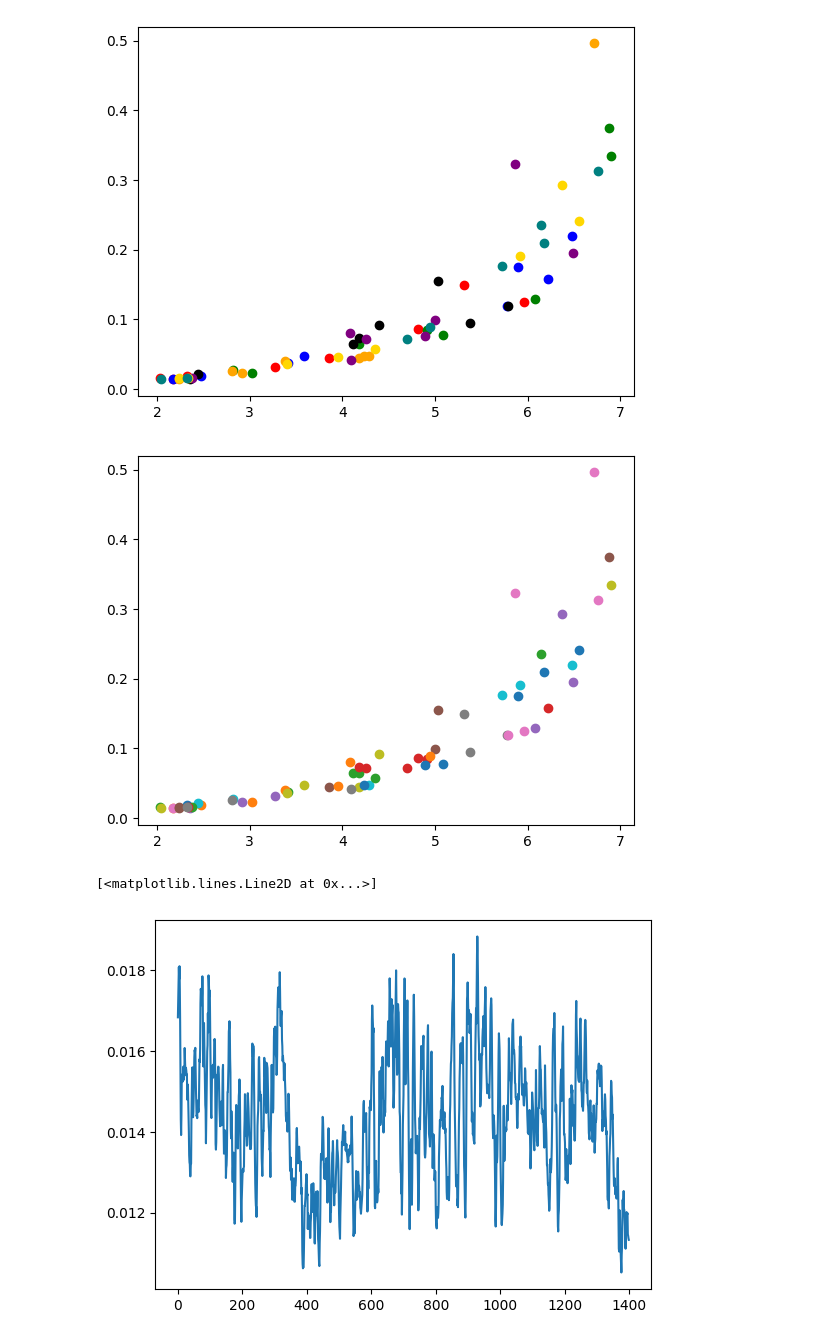
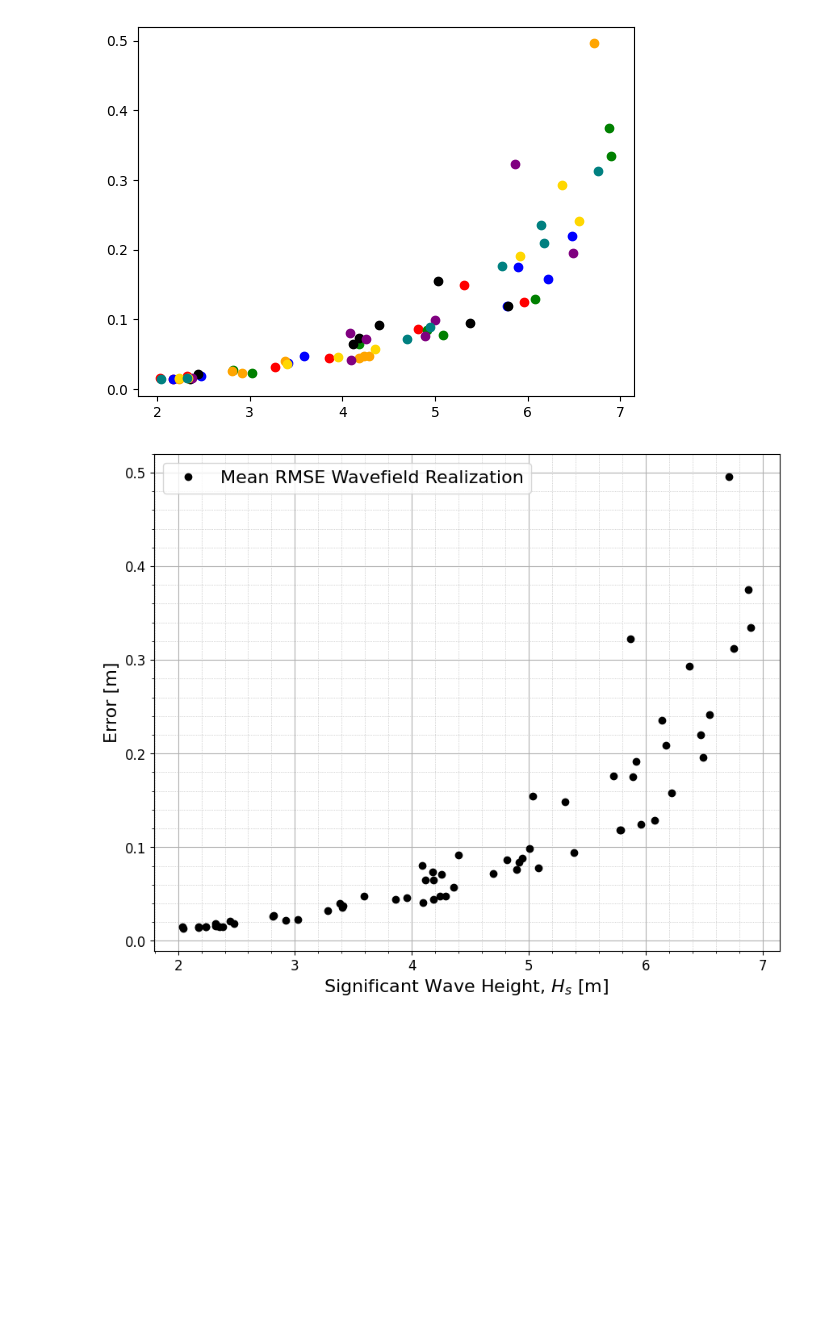
Before and after one commit to VegardBaa/HOSim, a Jupyter notebook: ML/1d_machine_learning.ipynb, the cells around one changed output. Cells and saved outputs as stored; diff of their text form; code cells hidden in the pictures; blank space fills up the shorter version.

Commit message:
Updated Results

```diff
--- a/ML/1d_machine_learning.ipynb
+++ b/ML/1d_machine_learning.ipynb
@@ -235,6 +235,12 @@ gamma = [
          5.41266203, 5.89581313, 5.11454293, 5.21004316
          ]
 # %%
+import torch
+import torch.nn as nn
+from torch.utils.data import TensorDataset, DataLoader
+from FNO import FNO1d
+import numpy as np
+
 device = torch.device("cpu")
 
 y_pred = np.zeros((64, *y.shape[-2:]))
@@ -258,8 +264,8 @@ for split in range(8, 65, 8):
             y_pred[index] = model(X_tensor).cpu().numpy() * std
 
         error = y_pred[index, :, cut_index:cut_index_2] - y_test[:, cut_index:cut_index_2]
-#         plt.plot(Hs[index], np.sqrt(np.mean(error**2)), 'o', color=colors[split//8-1])
-# plt.show()
+        plt.plot(Hs[index], np.sqrt(np.mean(error**2)), 'o', color=colors[split//8-1])
+plt.show()
 # %% [output]
 ------- New Split ----- 8
 ------- New Split ----- 16
@@ -271,13 +277,29 @@ for split in range(8, 65, 8):
 ------- New Split ----- 64
 [figure]
 # %%
+fontsize=16
+
+fig, ax = plt.subplots(figsize=(10, 8))  # returns both fig and ax
 for index in range(0, 64):
     error = y_pred[index, :, cut_index:cut_index_2] - y[index, :, cut_index:cut_index_2]
-    plt.plot(Hs[index], np.sqrt(np.mean(error**2)), 'o')
+    if index == 0:
+        plt.plot(Hs[index], np.sqrt(np.mean(error**2)), 'o', color="k", label="Mean RMSE Wavefield Realization")
+    else:
+        plt.plot(Hs[index], np.sqrt(np.mean(error**2)), 'o', color="k")
+
+    # if index == 0:
+    #     plt.plot(Hs[index], np.mean(np.abs(error)), 'x', color="k", label="MAE ML Prediction")
+    # else:
+    #     plt.plot(Hs[index], np.mean(np.abs(error)), 'x', color="k")
+ax.grid(True, which='major', linewidth=0.8)
+ax.minorticks_on()
+ax.grid(True, which='minor', linestyle=':', linewidth=0.5)
+ax.tick_params(labelsize=12)
+plt.ylabel('Error [m]', fontsize=fontsize)
+plt.xlabel('Significant Wave Height, $H_s$ [m]', fontsize=fontsize)
+plt.legend(fontsize=fontsize)
+plt.savefig("results/1d_error_per_wavefield.pdf", dpi=300, bbox_inches='tight')
 plt.show()
-
-plt.plot(np.mean(np.abs(y_pred[0, :, cut_index:cut_index_2] - y[0, :, cut_index:cut_index_2]), axis=1))
+# plt.plot(np.mean(np.abs(y_pred[0, :, cut_index:cut_index_2] - y[0, :, cut_index:cut_index_2]), axis=1))
 # %% [output]
-[figure, old version]
+[figure, new version]
-[<matplotlib.lines.Line2D at 0x...>]
-[figure, removed]
```
Also changed, not shown: parts of 6 cells of this notebook, 2 other files.
